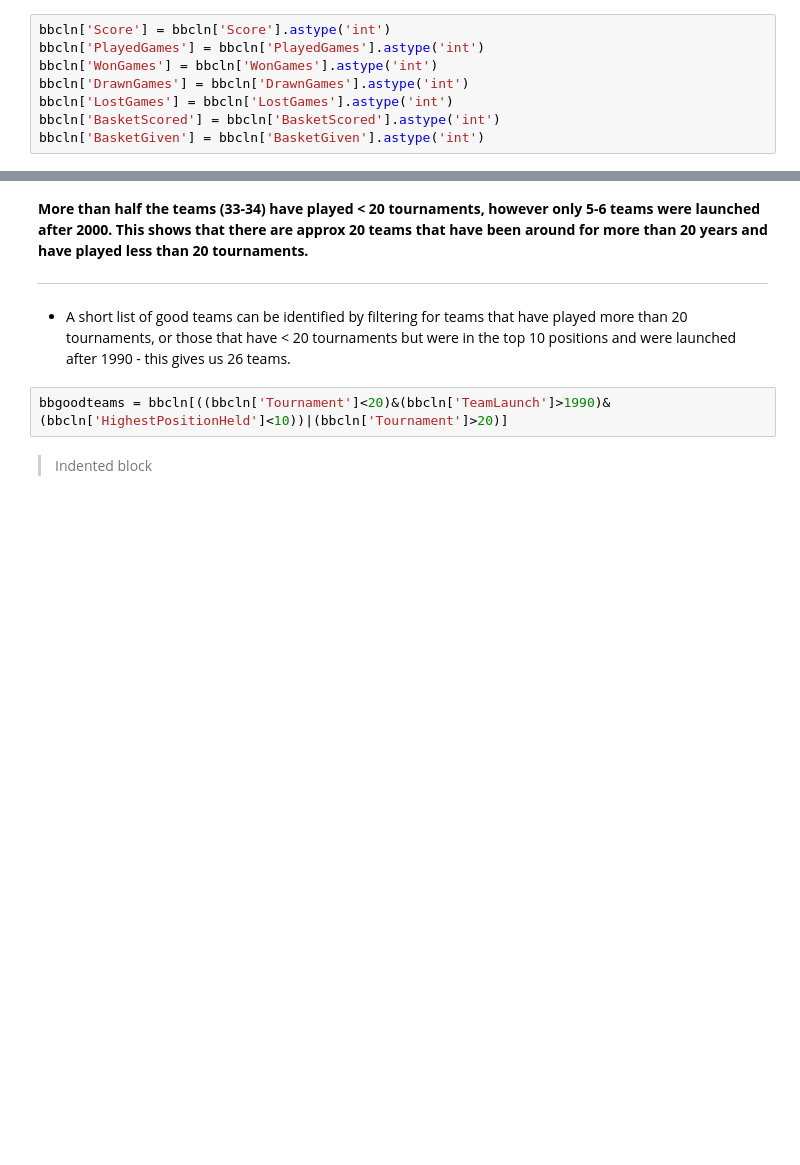
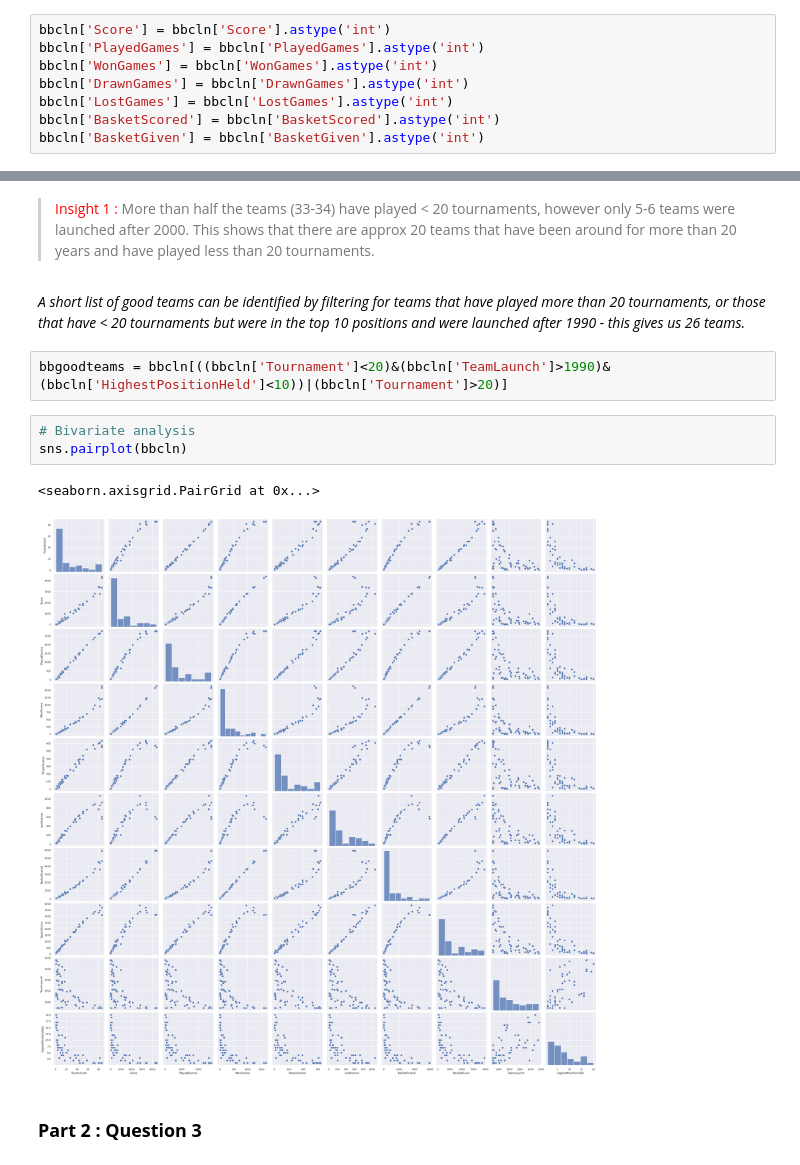
Before and after one commit to nishantkapps/aiml-projects, a Jupyter notebook: Stats_Project.ipynb, the cells around one changed output, grey strips where cells are left out. Cells and saved outputs as stored; diff of their text form; blank space fills up the shorter version.

```diff
--- a/Stats_Project.ipynb
+++ b/Stats_Project.ipynb
@@ -352,15 +351,17 @@ for i, col in enumerate(numcols):
 plt.show()
 # %% [output]
 [figure]
+# %% [markdown]
+> <font color='red'>Insight 1 :</font> More than half the teams (33-34) have played < 20 tournaments, however only 5-6 teams were launched after 2000. This shows that there are approx 20 teams that have been around for more than 20 years and have played less than 20 tournaments.
 # %% [markdown]
-**More than half the teams (33-34) have played < 20 tournaments, however only 5-6 teams were launched after 2000. This shows that there are approx 20 teams that have been around for more than 20 years and have played less than 20 tournaments.**
-
-<hr>
-<ul><li>
-A short list of good teams can be identified by filtering for teams that have played more than 20 tournaments, or those that have < 20 tournaments but were in the top 10 positions and were launched after 1990 - this gives us 26 teams.
+*A short list of good teams can be identified by filtering for teams that have played more than 20 tournaments, or those that have < 20 tournaments but were in the top 10 positions and were launched after 1990 - this gives us 26 teams.*
 # %%
 bbgoodteams = bbcln[((bbcln['Tournament']<20)&(bbcln['TeamLaunch']>1990)&(bbcln['HighestPositionHeld']<10))|(bbcln['Tournament']>20)]
-# %% [markdown]
-
-
-> Indented block
+# %%
+# Bivariate analysis
+sns.pairplot(bbcln)
+# %% [output]
+<seaborn.axisgrid.PairGrid at 0x...>
+[figure, added]
+# %% [markdown]
+### **Part 2 : Question 3**
```
Also changed, not shown: parts of 3 cells of this notebook.
